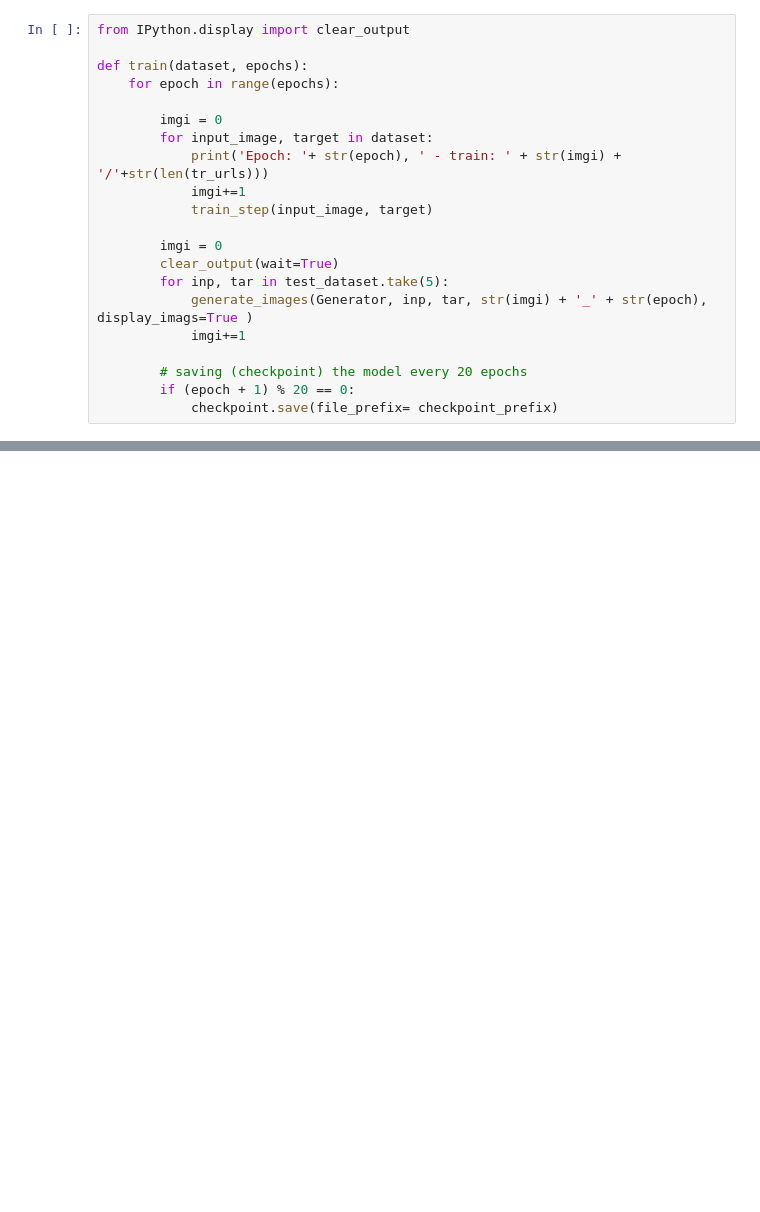
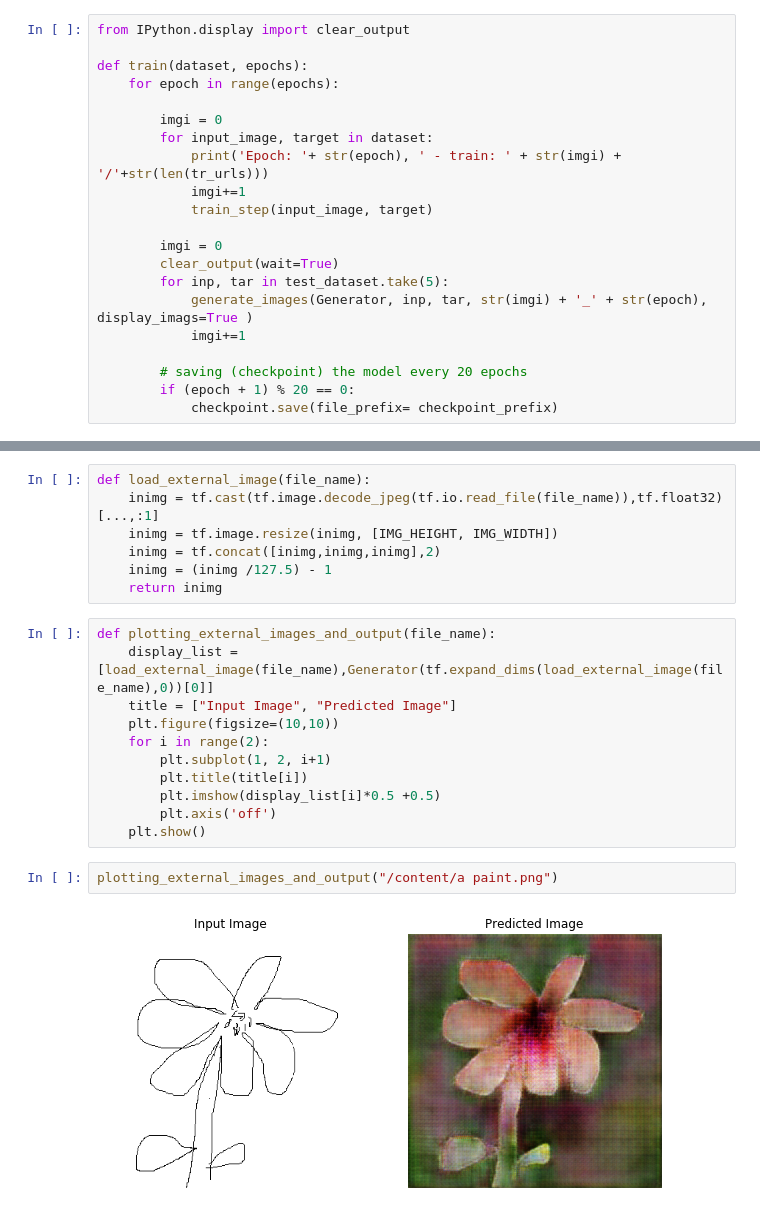
Before and after one commit to gersonrpq/Painting-Flowers-with-a-Neural-Network, a Jupyter notebook: Neural Network Notebook.ipynb, the cells around one changed output, grey strips where cells are left out. Cells and saved outputs as stored; diff of their text form; blank space fills up the shorter version.

```diff
--- a/Neural Network Notebook.ipynb
+++ b/Neural Network Notebook.ipynb
@@ -377,0 +378,22 @@ generate_images(Generator, tf.expand_dims(load_test_image(randurls[num])[0],0),t
+# %%
+def load_external_image(file_name):
+    inimg = tf.cast(tf.image.decode_jpeg(tf.io.read_file(file_name)),tf.float32)[...,:1]
+    inimg = tf.image.resize(inimg, [IMG_HEIGHT, IMG_WIDTH])
+    inimg = tf.concat([inimg,inimg,inimg],2)
+    inimg = (inimg /127.5) - 1
+    return inimg
+# %%
+def plotting_external_images_and_output(file_name):
+    display_list = [load_external_image(file_name),Generator(tf.expand_dims(load_external_image(file_name),0))[0]]
+    title = ["Input Image", "Predicted Image"]
+    plt.figure(figsize=(10,10))
+    for i in range(2):
+        plt.subplot(1, 2, i+1)
+        plt.title(title[i])
+        plt.imshow(display_list[i]*0.5 +0.5)
+        plt.axis('off')
+    plt.show()
+# %%
+plotting_external_images_and_output("/content/a paint.png")
+# %% [output]
+[figure, added]
```
Also changed, not shown: parts of 3 cells of this notebook, 1 other file.
